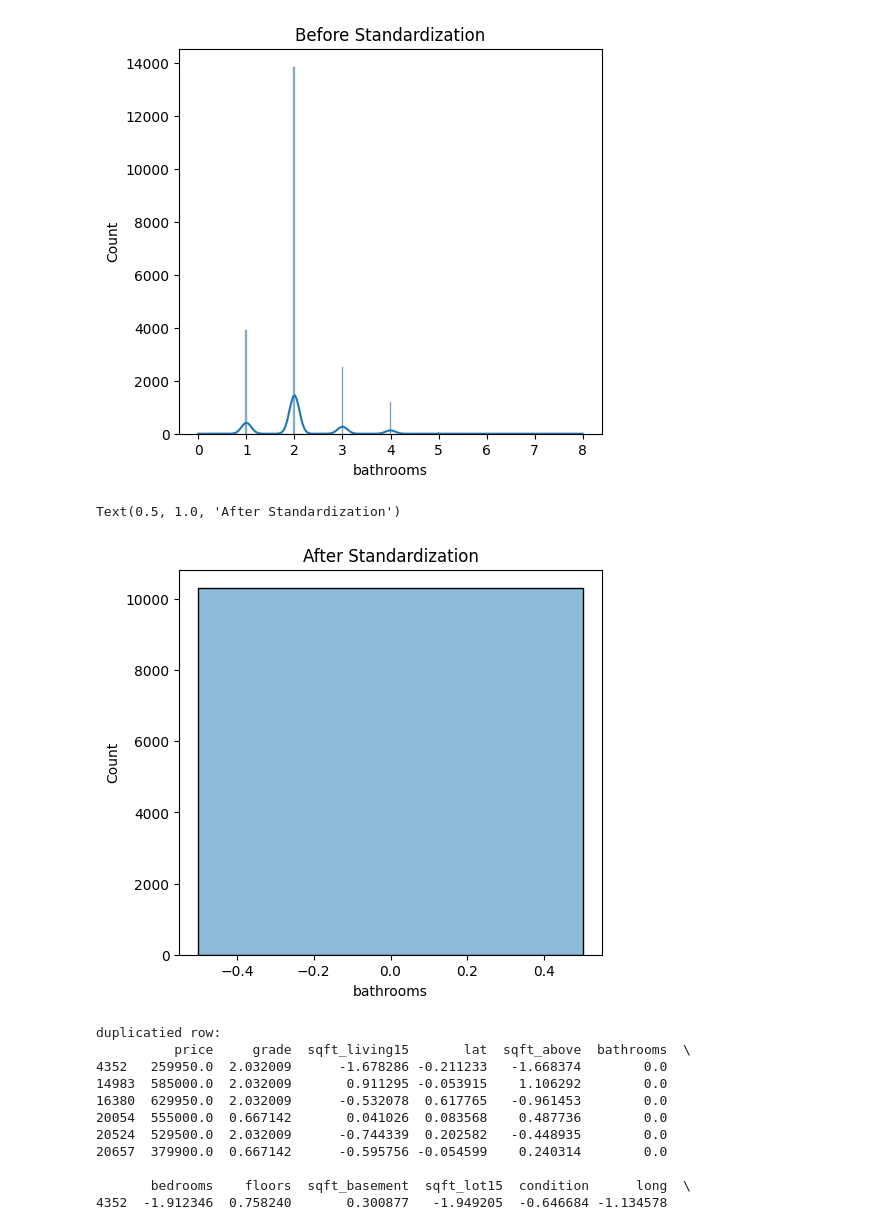
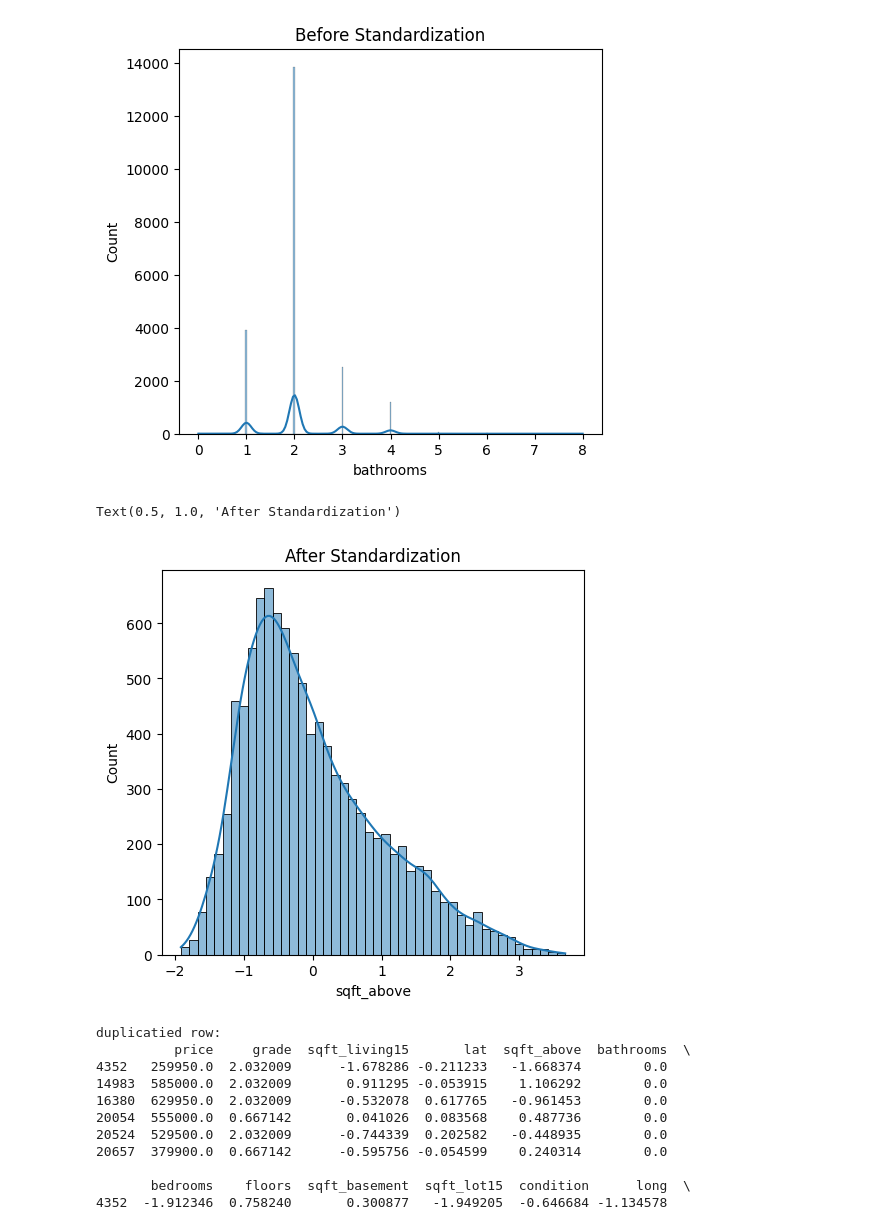
Before and after one commit to TEPPN/House-Price-Prediction, a Jupyter notebook: model.ipynb, the cells around one changed output. Drawn from its saved outputs; the diff is of its cells as text; code cells hidden in the pictures.

```diff
--- a/model.ipynb
+++ b/model.ipynb
@@ -181,12 +181,12 @@ Text(0.5, 1.0, 'Before Standardization')
 # %%
 #after standardization
 plt.figure(figsize=(12, 5))
 plt.subplot(1, 2, 2)
-sns.histplot(df[numeric_features[3]], kde=True)
+sns.histplot(df[features_to_scale[3]], kde=True)
 plt.title("After Standardization")
 # %% [output]
 Text(0.5, 1.0, 'After Standardization')
-[figure, old version]
+[figure, new version]
 # %%
 duplicated = df.duplicated()
 print("duplicatied row: ")
```
Also changed, not shown: parts of 4 cells of this notebook, 1 other file.
